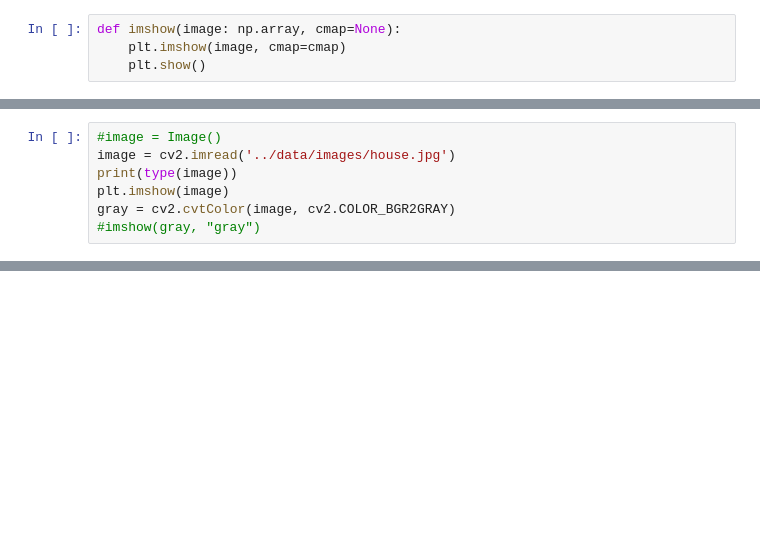
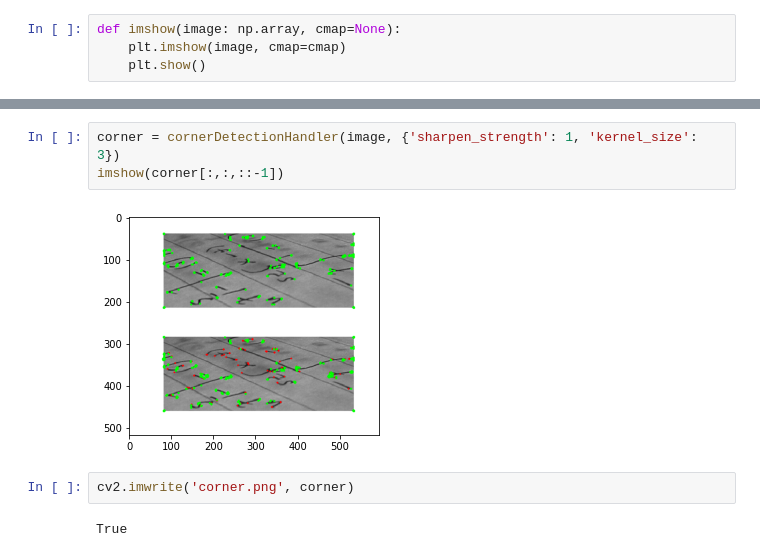
Before and after one commit to gsc2001/Vizually, a Jupyter notebook: vizually/core/tester.ipynb, the cells around one changed output, grey strips where cells are left out. Drawn from its saved outputs; the diff is of its cells as text; blank space fills up the shorter version.

```diff
--- a/vizually/core/tester.ipynb
+++ b/vizually/core/tester.ipynb
@@ -15,7 +12,0 @@ from models.image import Image
-# %%
-#image = Image()
-image = cv2.imread('../data/images/house.jpg')
-print(type(image))
-plt.imshow(image)
-gray = cv2.cvtColor(image, cv2.COLOR_BGR2GRAY)
-#imshow(gray, "gray")
@@ -24,0 +81,9 @@ gray = cv2.cvtColor(image, cv2.COLOR_BGR2GRAY)
+# %%
+corner = cornerDetectionHandler(image, {'sharpen_strength': 1, 'kernel_size': 3})
+imshow(corner[:,:,::-1])
+# %% [output]
+[figure, added]
+# %%
+cv2.imwrite('corner.png', corner)
+# %% [output]
+True
```
Also changed, not shown: parts of 5 cells of this notebook, 1 other file.
